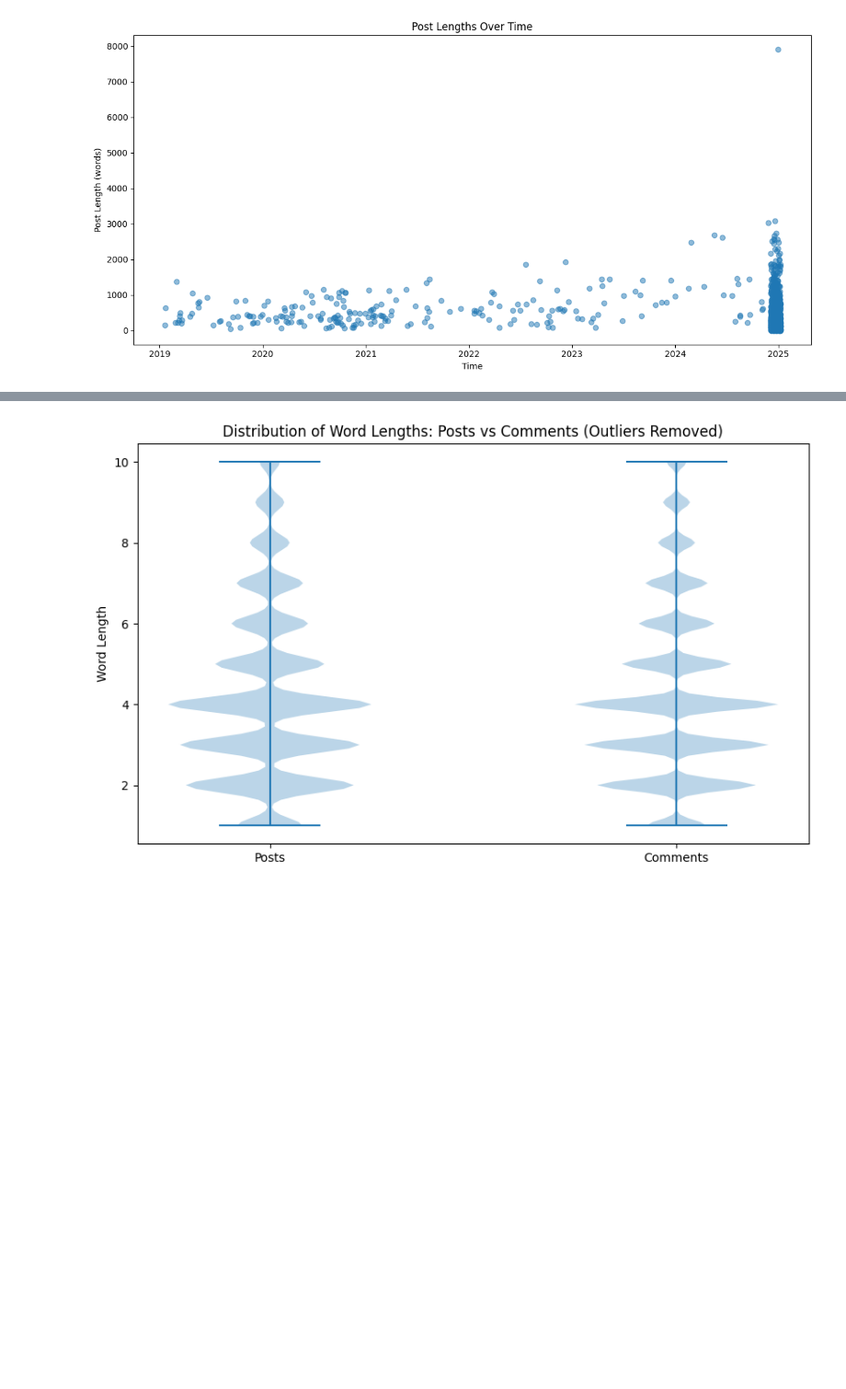
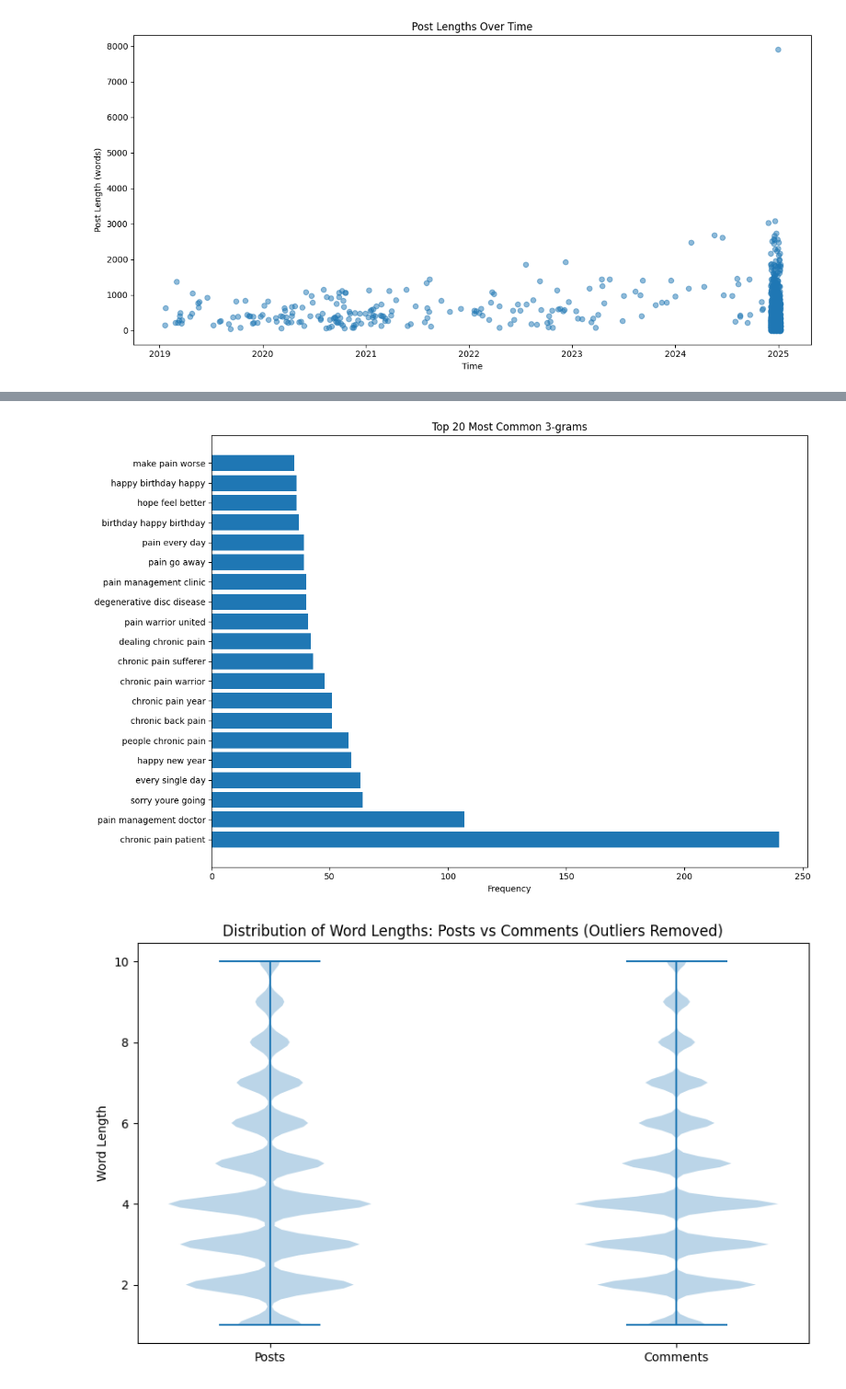
Before and after one commit to JewelsHovan/chronic_reddit_scraper, a Jupyter notebook: analysis/post_analysis.ipynb, the cells around one changed output, grey strips where cells are left out. Shown at 92% size. Saved outputs shown, nothing was run; the diff lists cells and outputs as text; code cells hidden in the pictures; blank space fills up the shorter version.

```diff
--- a/analysis/post_analysis.ipynb
+++ b/analysis/post_analysis.ipynb
@@ -261,3 +274,7 @@ plot_top_ngrams(cleaned_posts_texts)
+# %%
+plot_top_ngrams(cleaned_posts_texts, n=3)
+# %% [output]
+[figure, added]
 # %%
 import numpy as np
 
```
Also changed, not shown: parts of 19 cells of this notebook, 8 other files.
